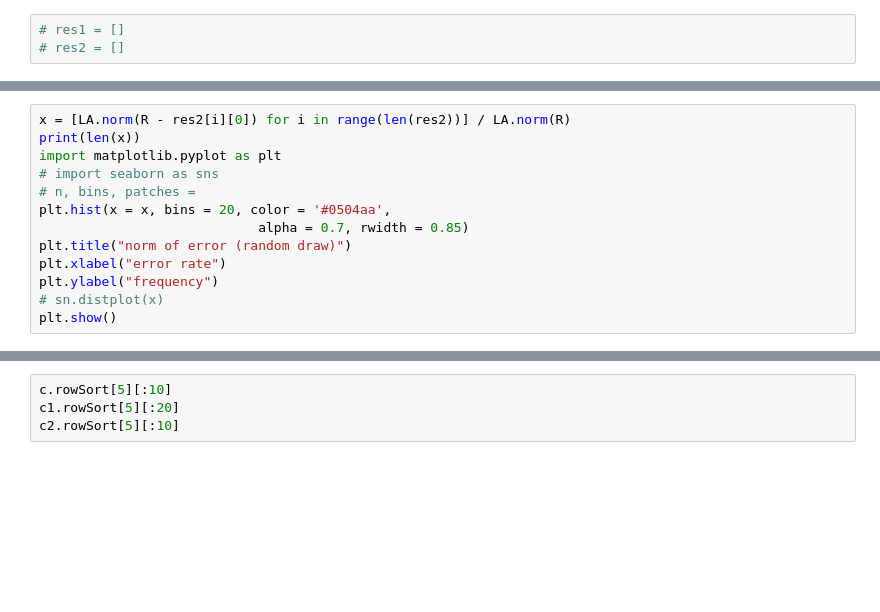
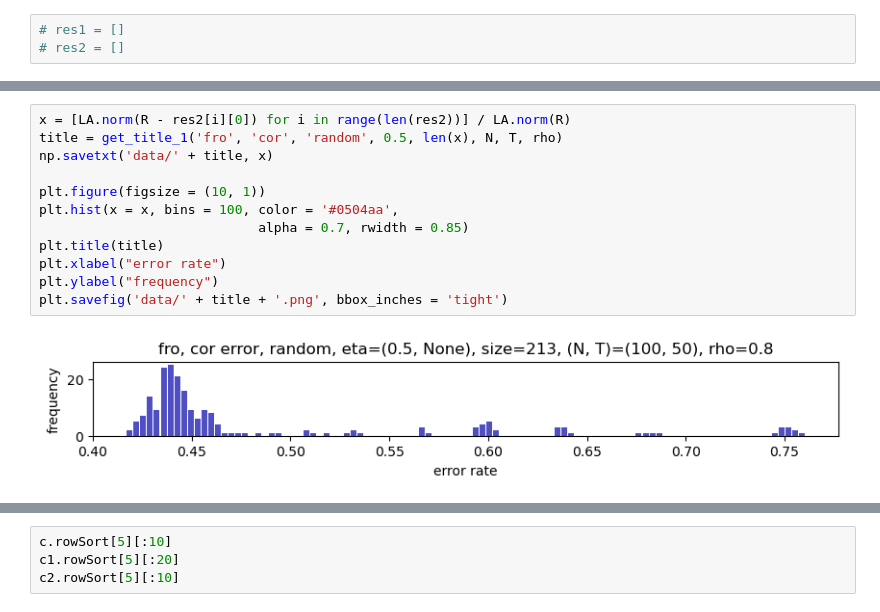
Before and after one commit to pkuxklx/Comention_simu, a Jupyter notebook: lx_simulation.ipynb, the cells around one changed output, grey strips where cells are left out. Saved outputs shown, nothing was run; the diff lists cells and outputs as text; blank space fills up the shorter version.

```diff
--- a/lx_simulation.ipynb
+++ b/lx_simulation.ipynb
@@ -221,13 +290,14 @@ for i in range(30):
 # %%
 x = [LA.norm(R - res2[i][0]) for i in range(len(res2))] / LA.norm(R)
-print(len(x))
-import matplotlib.pyplot as plt
-# import seaborn as sns
-# n, bins, patches =
-plt.hist(x = x, bins = 20, color = '#0504aa',
+title = get_title_1('fro', 'cor', 'random', 0.5, len(x), N, T, rho)
+np.savetxt('data/' + title, x)
+
+plt.figure(figsize = (10, 1))
+plt.hist(x = x, bins = 100, color = '#0504aa',
                             alpha = 0.7, rwidth = 0.85)
-plt.title("norm of error (random draw)")
+plt.title(title)
 plt.xlabel("error rate")
 plt.ylabel("frequency")
-# sn.distplot(x)
-plt.show()
+plt.savefig('data/' + title + '.png', bbox_inches = 'tight')
+# %% [output]
+[figure, added]
```
Also changed, not shown: parts of 17 cells of this notebook, 24 other files.
